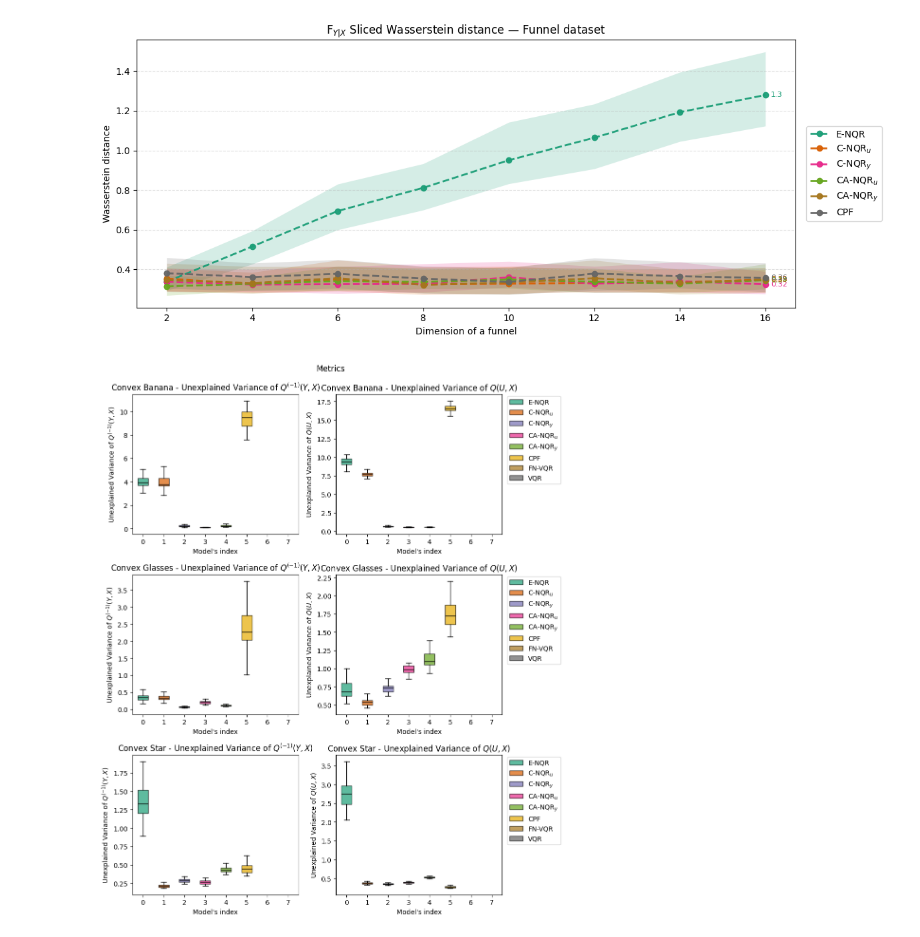
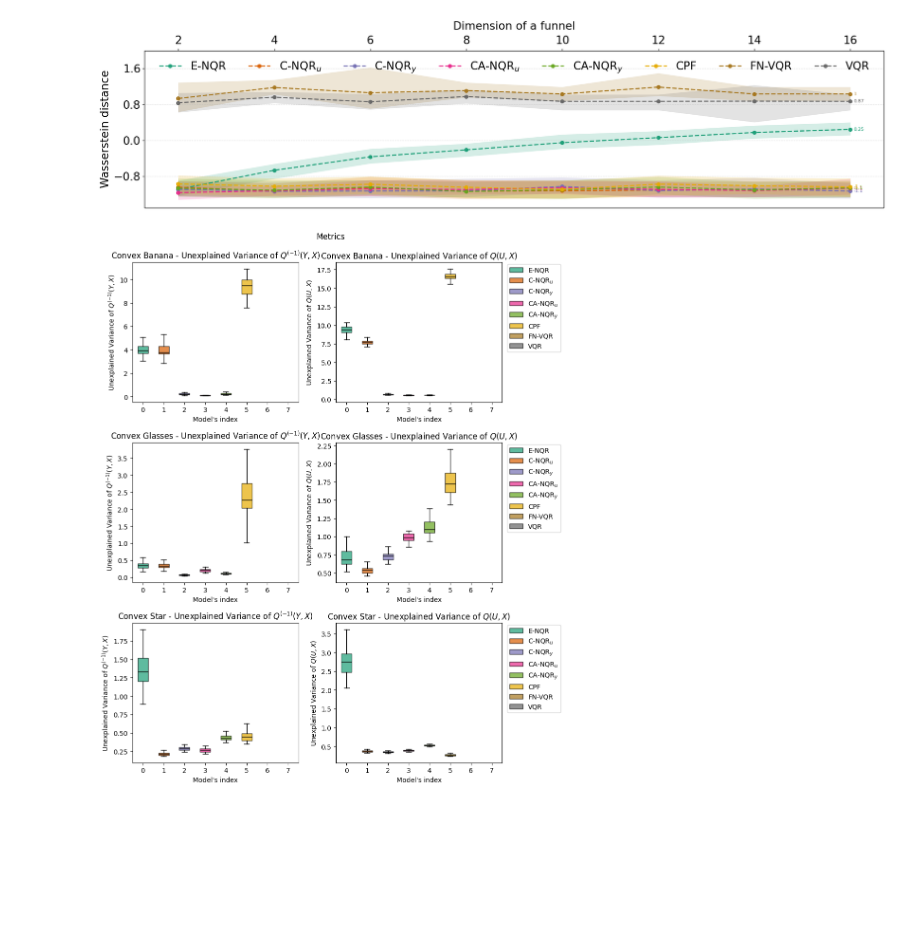
Before and after one commit to VldKnd/conditional_quantile_function, a Jupyter notebook: notebooks/other/metrics_analysis.ipynb, the cells around one changed output. Saved outputs shown, nothing was run; the diff lists cells and outputs as text; code cells hidden in the pictures; blank space fills up the shorter version.

```diff
--- a/notebooks/other/metrics_analysis.ipynb
+++ b/notebooks/other/metrics_analysis.ipynb
@@ -244,11 +226,12 @@ import matplotlib.pyplot as plt
 import matplotlib
 import math
 
-dataset_name = 'funnel_2'
+dataset_name = 'picnn_fnlvqr_banana'
 
+plt.rcParams.update({'font.size': 14})
 
 colors = matplotlib.colormaps['Dark2']
-model_name_to_metric_name_to_mean_and_std = dataset_name_to_model_name_to_metric_name_to_mean_and_std[dataset_name]
+model_name_to_metric_name_to_mean_and_std = dataset_name_to_model_name_to_metric_stats[dataset_name]
 number_of_metrics = len(metric_names)
 
 ncols = 4
@@ -283,10 +266,13 @@ for model_name, metric_name_to_mean_and_std in model_name_to_metric_name_to_mean
                 capprops=dict(color="black"),
                 label=model_name
             )
+            ax.tick_params(labelbottom=False)
 
-for i in range(nrows):
-    axs[i * ncols + (ncols - 1)].legend(markerscale=2, bbox_to_anchor=[1.01, 1.01], loc='upper left')
+axs[0].legend(markerscale=1, loc='upper left', framealpha=0.75, ncol=2)
+axs[8].legend(markerscale=1, loc='upper left', framealpha=0.75, ncol=2)
+axs[16].legend(markerscale=1, loc='upper left', framealpha=0.75, ncol=2)
 
 plt.tight_layout(rect=[0, 0, 1, 0.99])
+plt.savefig(f"images/{dataset_name}_metrics.pdf")
 plt.show()
 # %% [output]
@@ -294,13 +280,13 @@ plt.show()
 # %%
 import matplotlib.pyplot as plt
 import matplotlib
+import math
 import torch
+import matplotlib.ticker as ticker
 from typing import Tuple
 
 def safe_quantiles(samples: torch.Tensor) -> Tuple[float, float, float]:
     """Return (median, q25, q75) for a 1D torch tensor, handling NaNs and empty arrays."""
-    if samples is None:
-        return float('nan'), float('nan'), float('nan')
     samples = samples[~torch.isnan(samples)]
     if samples.numel() == 0:
         return float('nan'), float('nan'), float('nan')
@@ -309,16 +295,18 @@ def safe_quantiles(samples: torch.Tensor) -> Tuple[float, float, float]:
     med = torch.quantile(samples, 0.5).item()
     q75 = torch.quantile(samples, 0.75).item()
 
-    return med, q25, q75
+    return math.log(med), math.log(q25), math.log(q75)
 
 def plot_funnel_wasserstein(
     model_names,
     dataset_name_to_model_name_to_metric_name_to_mean_and_std,
     dataset_indexes=[2,4,6,8,10,12,14,16],
     metric_name="Y|X_sliced_wasserstein2",
-    figsize=(12,5),
+    figsize=(20,5),
     cmap_name='Dark2'
 ):
+
+    plt.rcParams.update({'font.size': 19})
     model_name_to_dataset_index_to_samples = {
         model_name: {di: None for di in dataset_indexes}
         for model_name in model_names
@@ -338,45 +326,58 @@ def plot_funnel_wasserstein(
             model_name_to_dataset_index_to_samples[model_name][dataset_index] = samples
 
     plt.figure(figsize=figsize)
-    plt.title(r"F$_{Y|X}$ Sliced Wasserstein distance — Funnel dataset")
     plt.ylabel("Wasserstein distance")
-    plt.xlabel("Dimension of a funnel")
+
+    ax = plt.gca()
+    ax.set_xlabel("Dimension of a funnel", labelpad=10, loc='center')
+    ax.xaxis.set_label_position('top')
+    ax.xaxis.tick_top()
+    ax.yaxis.set_major_locator(ticker.MaxNLocator(nbins =5))
+    ax.tick_params(axis='x', bottom=False, labelbottom=False)
+    ax.set_ylim(-1.5, 2)
 
     cmap = matplotlib.colormaps[cmap_name]
     for k, (model_name, dataset_index_to_samples) in enumerate(model_name_to_dataset_index_to_samples.items()):
         xs, medians, q25s, q75s = [], [], [], []
 
         for dataset_index in sorted(dataset_index_to_samples.keys()):
             samples = dataset_index_to_samples[dataset_index]
             if isinstance(samples, list):
                 samples = torch.tensor(samples)
 
             med, q25, q75 = safe_quantiles(samples)
             xs.append(dataset_index)
             medians.append(med)
             q25s.append(q25)
             q75s.append(q75)
 
         color = cmap(k / max(1, len(model_names) - 1))
 
         plt.plot(xs, medians, label=model_name, color=color,
                  linestyle='--', marker='o', markersize=6, linewidth=2, alpha=0.95)
         plt.fill_between(xs, q25s, q75s, color=color, alpha=0.18, linewidth=0)
 
         if len(xs) > 0 and not (torch.isnan(torch.tensor(medians[-1]))):
             plt.annotate(f"{medians[-1]:.2g}", xy=(xs[-1], medians[-1]),
                          xytext=(6, 0), textcoords='offset points', va='center', fontsize=8, color=color)
 
     plt.xticks(sorted(dataset_indexes))
     plt.grid(axis='y', linestyle='--', alpha=0.4)
 
-    plt.legend(loc='center left', bbox_to_anchor=(1.01, 0.5))
+    plt.legend(
+        loc="upper center",
+        ncol=len(model_names),
+        frameon=False
+    )
+
     plt.tight_layout()
+    plt.savefig("images/funnels.pdf")
     plt.show()
 
-plot_funnel_wasserstein(model_names, dataset_name_to_model_name_to_metric_name_to_mean_and_std)
+
+plot_funnel_wasserstein(model_names, dataset_name_to_model_name_to_metric_stats)
 # %% [output]
-[figure, old version]
+[figure, new version]
 # %%
 import matplotlib.pyplot as plt
 import matplotlib
```
Also changed, not shown: parts of 5 cells of this notebook, 2 other files.
